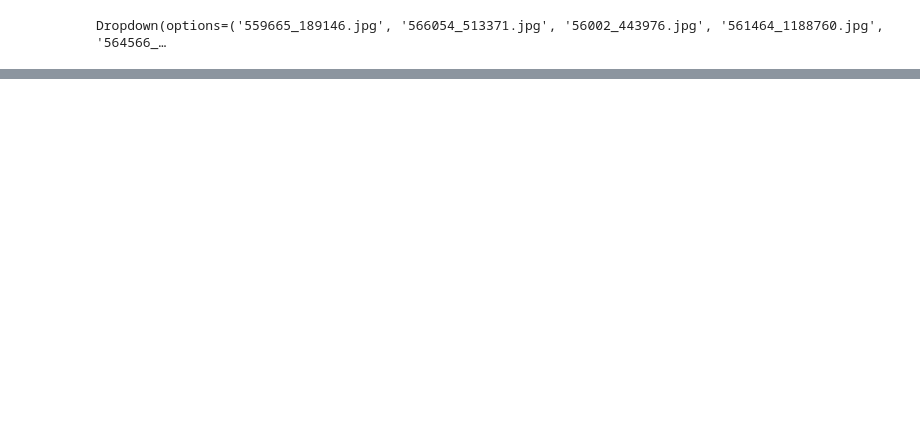
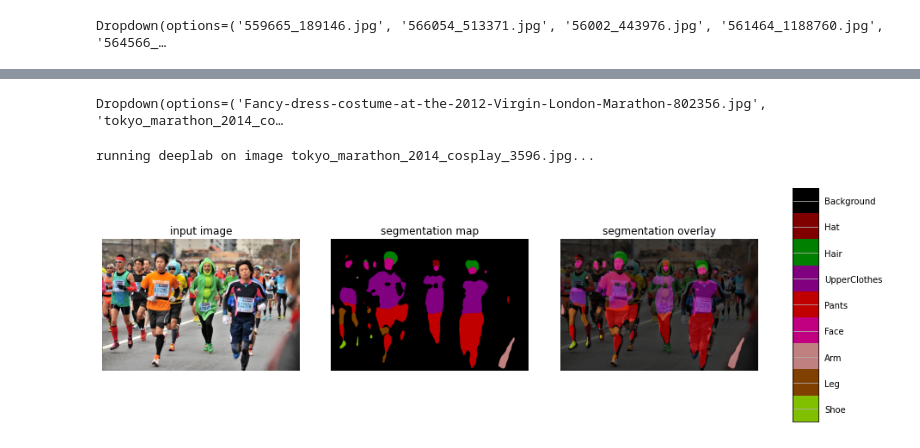
Before and after one commit to darkhorrow/semantic-segmentation-tgc, a Jupyter notebook: deeplabv3/UseDeeplabCustomModel.ipynb, the cells around one changed output, grey strips where cells are left out. Drawn from its saved outputs; the diff is of its cells as text; code cells hidden in the pictures; blank space fills up the shorter version.

```diff
--- a/deeplabv3/UseDeeplabCustomModel.ipynb
+++ b/deeplabv3/UseDeeplabCustomModel.ipynb
@@ -251,0 +316,25 @@ running deeplab on image 559665_189146.jpg...
+# %%
+image_list = os.listdir('/content/drive/MyDrive/TFM/test_images/')
+image_picker = widgets.Dropdown(options=image_list, value=image_list[0], disabled=False)
+image_picker
+# %% [output]
+Dropdown(options=('Fancy-dress-costume-at-the-2012-Virgin-London-Marathon-802356.jpg', 'tokyo_marathon_2014_co…
+# %%
+def run_tests_visualization(file):
+  """Inferences DeepLab model and visualizes result."""
+  path = '/content/drive/MyDrive/TFM/test_images/'
+  try:
+    original_im = Image.open(os.path.join(path, file))
+  except IOError:
+    print('Cannot retrieve image. Please check file: ' + os.path.join(path, file))
+    return
+
+  print('running deeplab on image %s...' % file)
+  resized_im, seg_map = MODEL.run(original_im)
+
+  vis_segmentation(resized_im, seg_map)
+
+run_tests_visualization(image_picker.value)
+# %% [output]
+running deeplab on image tokyo_marathon_2014_cosplay_3596.jpg...
+[figure, added]
```
Also changed, not shown: parts of 11 cells of this notebook.
